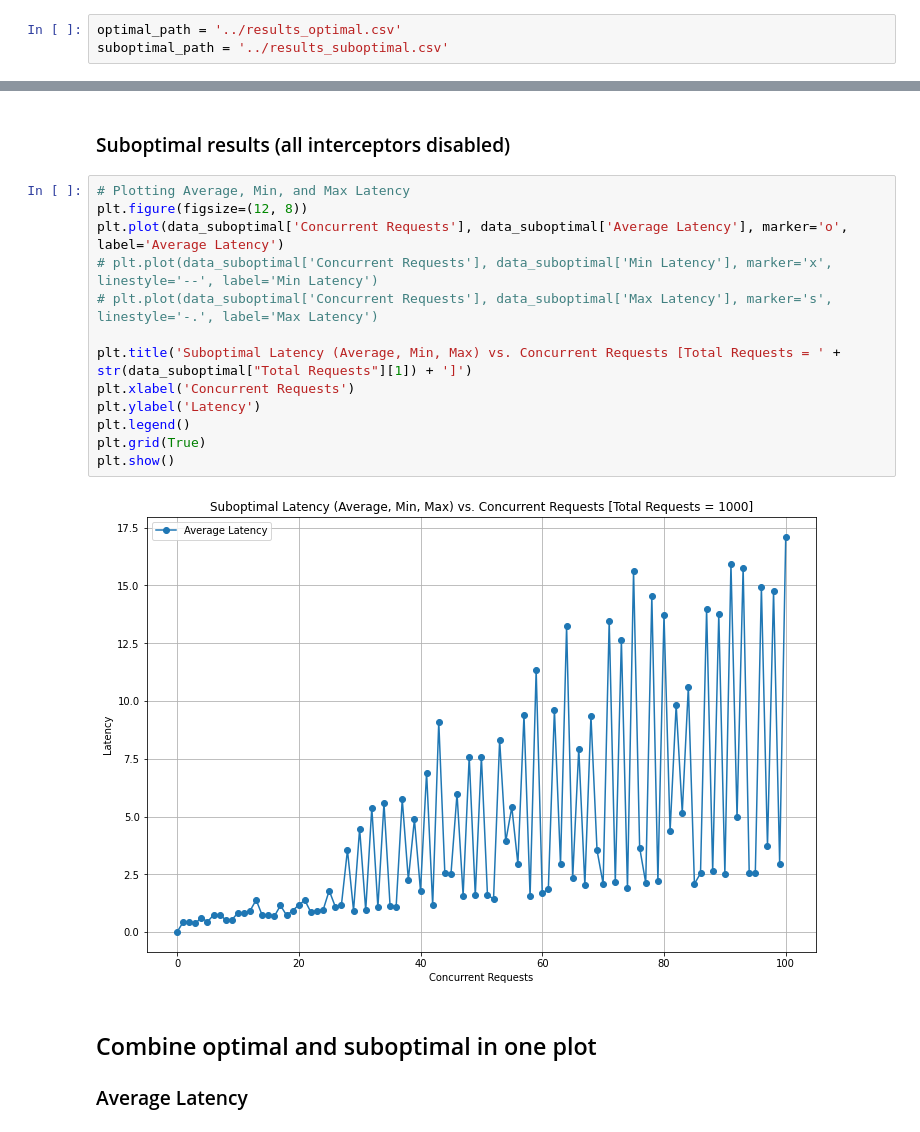
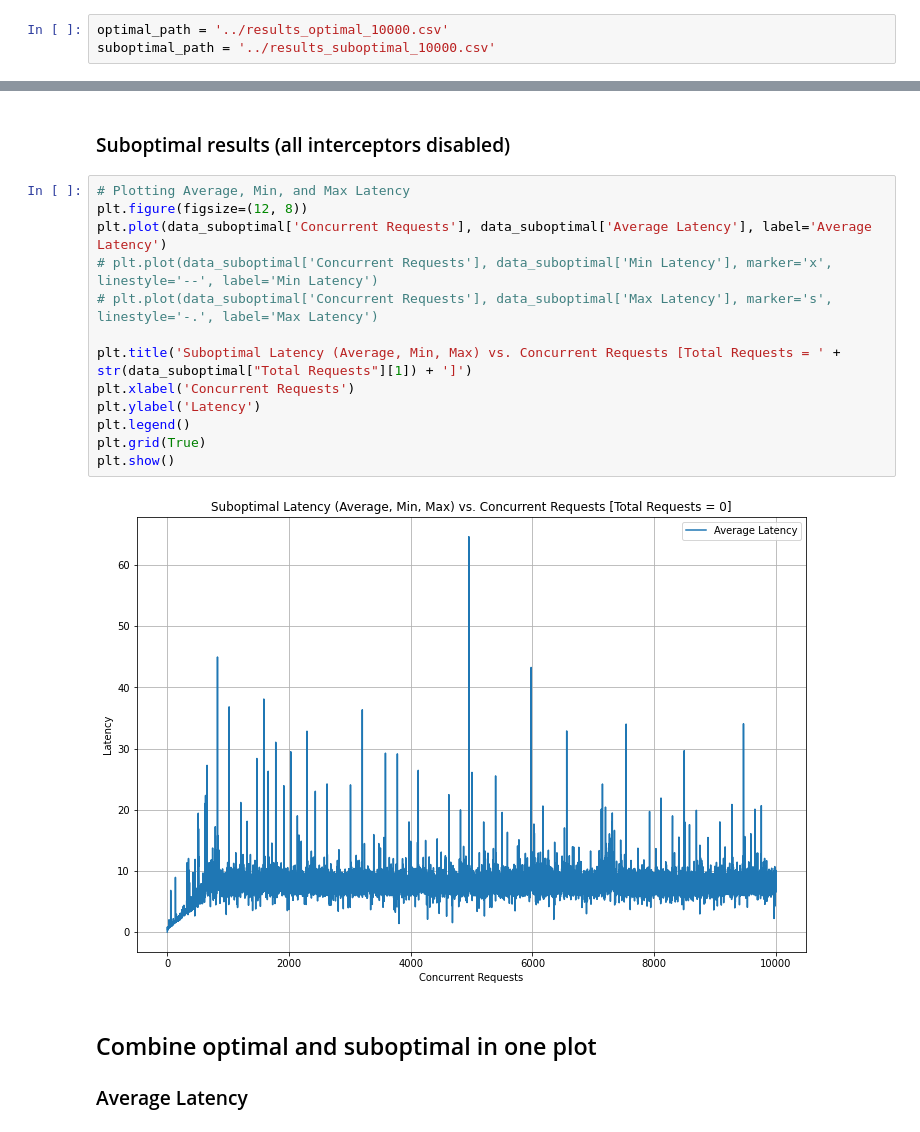
Before and after one commit to louisloechel/CloudServiceBenchmarking, a Jupyter notebook: analysis/plots.ipynb, the cells around one changed output, grey strips where cells are left out. Drawn from its saved outputs; the diff is of its cells as text.

```diff
--- a/analysis/plots.ipynb
+++ b/analysis/plots.ipynb
@@ -11,8 +11,8 @@ import seaborn as sns
 # %% [markdown]
 Path to two datasets: optimal and suboptimal
 # %%
-optimal_path = '../results_optimal.csv'
-suboptimal_path = '../results_suboptimal.csv'
+optimal_path = '../results_optimal_10000.csv'
+suboptimal_path = '../results_suboptimal_10000.csv'
 # %%
 data = pd.read_csv(optimal_path)
 # Function to convert latency values to milliseconds
@@ -96,18 +96,18 @@ plt.show()
 # %%
 # Plotting Average, Min, and Max Latency
 plt.figure(figsize=(12, 8))
-plt.plot(data_suboptimal['Concurrent Requests'], data_suboptimal['Average Latency'], marker='o', label='Average Latency')
+plt.plot(data_suboptimal['Concurrent Requests'], data_suboptimal['Average Latency'], label='Average Latency')
 # plt.plot(data_suboptimal['Concurrent Requests'], data_suboptimal['Min Latency'], marker='x', linestyle='--', label='Min Latency')
 # plt.plot(data_suboptimal['Concurrent Requests'], data_suboptimal['Max Latency'], marker='s', linestyle='-.', label='Max Latency')
 
 plt.title('Suboptimal Latency (Average, Min, Max) vs. Concurrent Requests [Total Requests = ' + str(data_suboptimal["Total Requests"][1]) + ']')
 plt.xlabel('Concurrent Requests')
 plt.ylabel('Latency')
 plt.legend()
 plt.grid(True)
 plt.show()
 # %% [output]
-[figure, old version]
+[figure, new version]
 # %% [markdown]
 ## Combine optimal and suboptimal in one plot
 ### Average Latency
```
Also changed, not shown: parts of 10 cells of this notebook.
